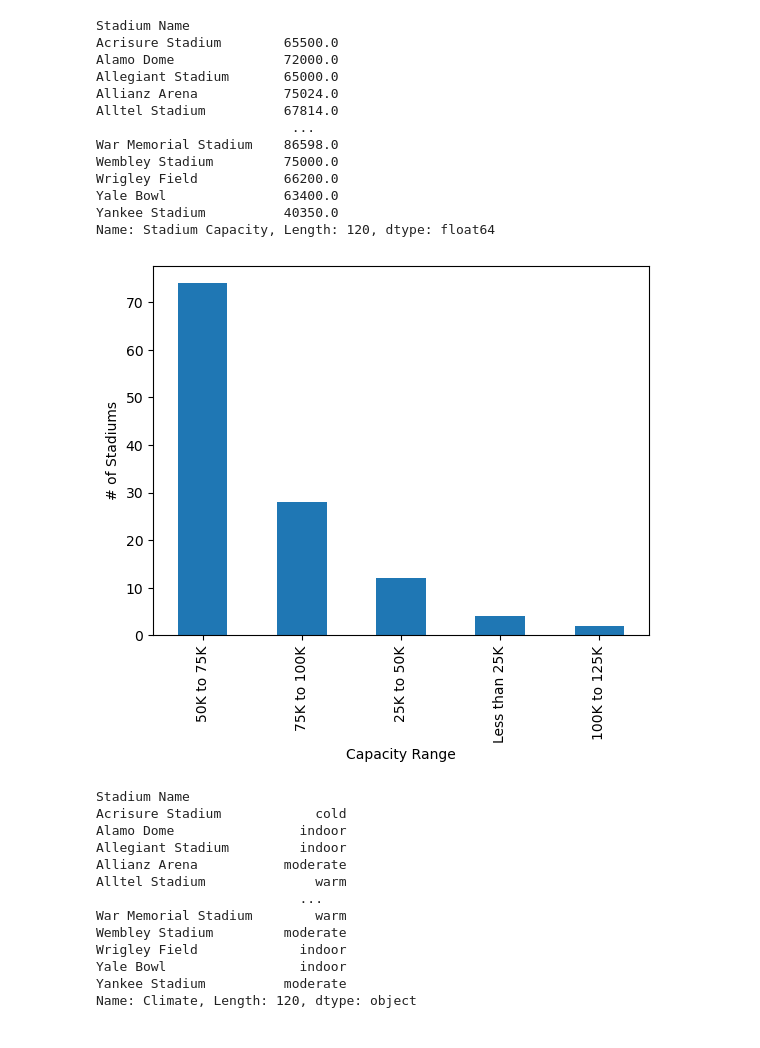
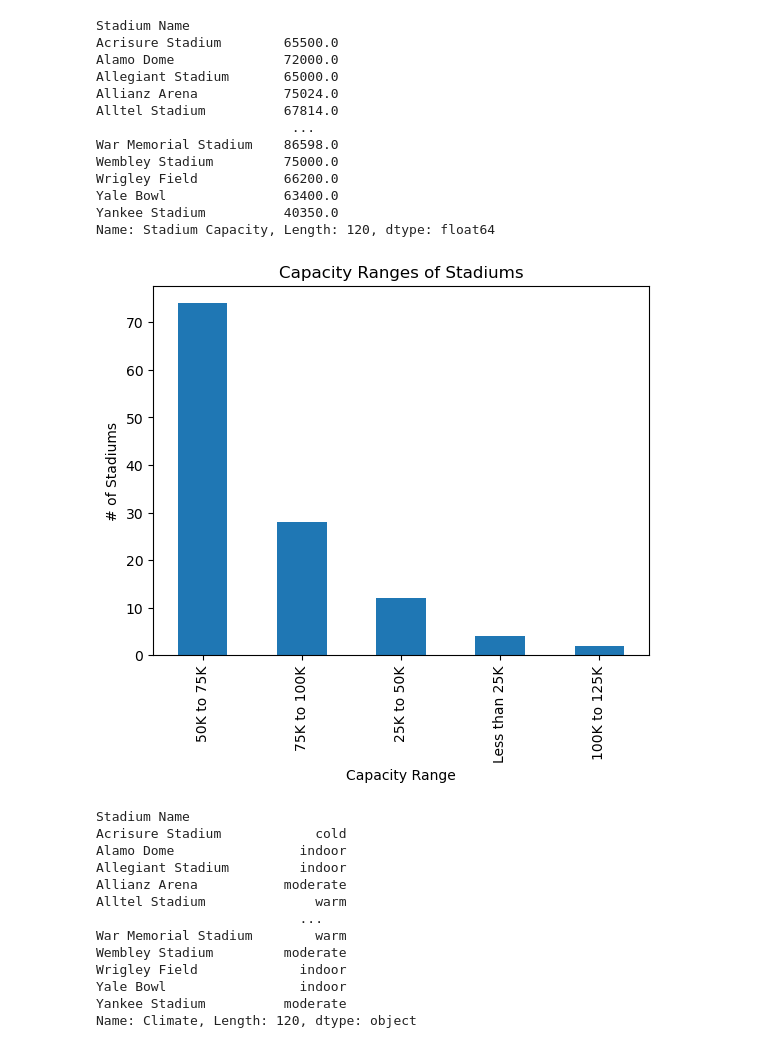
Before and after one commit to meltonme/nfl_sports_betting_analysis, a Jupyter notebook: NFL Betting Analysis/betting_analysis.ipynb, the cells around one changed output. Saved outputs shown, nothing was run; the diff lists cells and outputs as text; code cells hidden in the pictures.

```diff
--- a/NFL Betting Analysis/betting_analysis.ipynb
+++ b/NFL Betting Analysis/betting_analysis.ipynb
@@ -188,31 +188,36 @@ Name: Stadium Capacity, Length: 120, dtype: float64
 # %%
 #stadiums by capacity count
 
 #create the bins
 bins = [0, 24999, 49999, 74999, 99999, 125000]
 
 #create labels for the bins
 labels = ["Less than 25K", "25K to 50K", "50K to 75K", "75K to 100K", "100K to 125K"]
 
 #slice the data and place it into the bins
 pd.cut(renamed_team_stadium_merged["Stadium Capacity"], bins, labels=labels)
 
 # Place the data series into a new column inside of the DataFrame
 renamed_team_stadium_merged["Stadium Capacity Range"] = pd.cut(renamed_team_stadium_merged["Stadium Capacity"], bins, labels=labels)
 
 # Create a GroupBy object based upon "Stadium Capacity"
 capacity_groups = renamed_team_stadium_merged.groupby("Stadium Capacity Range")
 
 # Find how many rows fall into each bin
 #print(capacity_groups["Stadium Capacity Range"].count())
 
 #create a bar chart for showing the stadium capacity ranges
 renamed_team_stadium_merged['Stadium Capacity Range'].value_counts().plot(kind='bar')
 plt.xlabel('Capacity Range')
 plt.ylabel('# of Stadiums')
+plt.title("Capacity Ranges of Stadiums")
+
+#save the figure in the OutPut Data Folder
+plt.savefig("../Output Data/Stadium Capacity Ranges.png")
+
 plt.show()
 # %% [output]
-[figure, old version]
+[figure, new version]
 # %%
 #Print the Climate Type of all of the Stadiums
 stadium_climate = renamed_team_stadium_merged.set_index("Stadium Name")['Climate']
```
Also changed, not shown: parts of 40 cells of this notebook, 14 other files.
